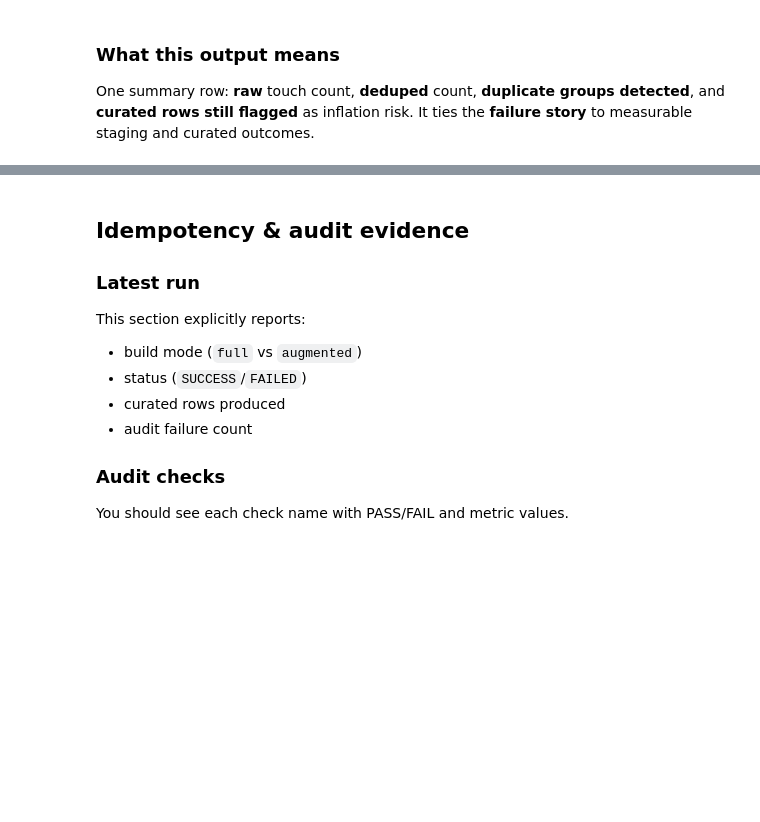
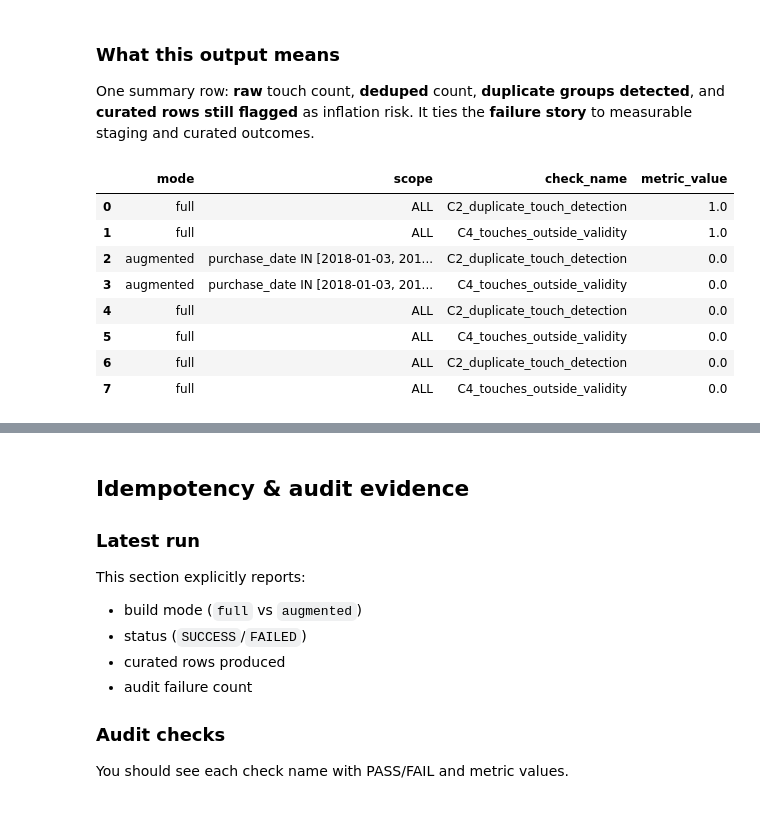
Before and after one commit to akotechonline/promo-attribution-incremental-etl, a Jupyter notebook: final_report.ipynb, the cells around one changed output, grey strips where cells are left out. Cells and saved outputs as stored; diff of their text form; code cells hidden in the pictures; blank space fills up the shorter version.

```diff
--- a/final_report.ipynb
+++ b/final_report.ipynb
@@ -555,3 +555,23 @@ Result: duplicate groups are detected in staging, deduped before curated attribu
 # %% [markdown]
 ### What this output means
 One summary row: **raw** touch count, **deduped** count, **duplicate groups detected**, and **curated rows still flagged** as inflation risk. It ties the **failure story** to measurable staging and curated outcomes.
+# %%
+# Failure history across runs: duplicates found (C2) and touches outside a campaign's validity window (C4)
+failure_history = con.sql('''
+SELECT r.mode, r.scope, a.check_name, a.metric_value
+FROM meta.audit_results a
+JOIN meta.runs r USING (run_id)
+WHERE a.check_name IN ('C2_duplicate_touch_detection', 'C4_touches_outside_validity')
+ORDER BY r.started_at_ms, a.check_name
+''').df()
+display(failure_history)
+# %% [output]
+|  | mode | scope | check_name | metric_value |
+| 0 | full | ALL | C2_duplicate_touch_detection | 1.0 |
+| 1 | full | ALL | C4_touches_outside_validity | 1.0 |
+| 2 | augmented | purchase_date IN [2018-01-03, 201... | C2_duplicate_touch_detection | 0.0 |
+| 3 | augmented | purchase_date IN [2018-01-03, 201... | C4_touches_outside_validity | 0.0 |
+| 4 | full | ALL | C2_duplicate_touch_detection | 0.0 |
+| 5 | full | ALL | C4_touches_outside_validity | 0.0 |
+| 6 | full | ALL | C2_duplicate_touch_detection | 0.0 |
+| 7 | full | ALL | C4_touches_outside_validity | 0.0 |
```
Also changed, not shown: parts of 27 cells of this notebook, 11 other files.
